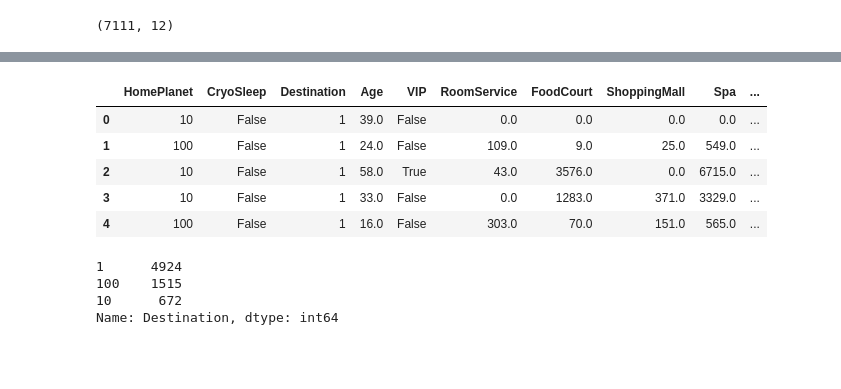
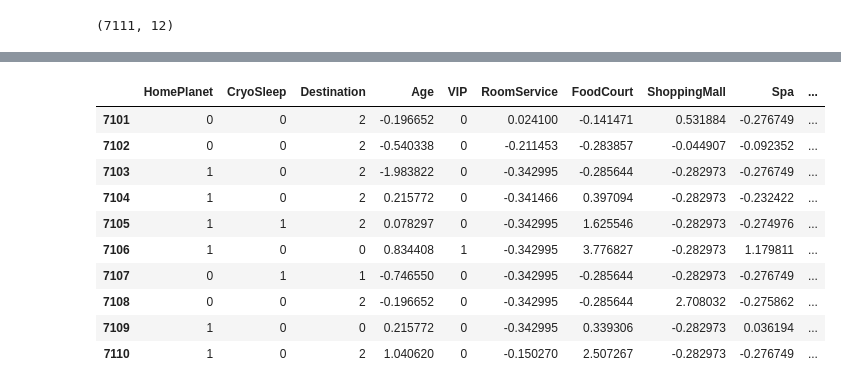
Before and after one commit to AarkeTripathi/spaceship-titanic, a Jupyter notebook: space.ipynb, the cells around one changed output, grey strips where cells are left out. Drawn from its saved outputs; the diff is of its cells as text; code cells hidden in the pictures; blank space fills up the shorter version.

```diff
--- a/space.ipynb
+++ b/space.ipynb
@@ -145,11 +144,11 @@ vectorizer=TfidfVectorizer()
 # %%
-lst=[]
-for column in f_train_data.columns:
-  if f_train_data[column].dtype=='O':
-    f_train_data[column]=f_train_data[column].apply(lambda x: re.sub("[^a-zA-Z]", "", x))
-    vectorizer.fit(f_train_data[column].values)
-    vector=vectorizer.transform(f_train_data[column])
-    vector=vector.toarray()
-    lst.append(vector)
-lst=np.array(lst)
+# lst=[]
+# for column in f_train_data.columns:
+#   if f_train_data[column].dtype=='O':
+#     f_train_data[column]=f_train_data[column].apply(lambda x: re.sub("[^a-zA-Z]", "", x))
+#     vectorizer.fit(f_train_data[column].values)
+#     vector=vectorizer.transform(f_train_data[column])
+#     vector=vector.toarray()
+#     lst.append(vector)
+# lst=np.array(lst)
 # %%
@@ -168,25 +167,23 @@ for sub_arr in range(len(arr)):
-# %%
-f_train_data.head()
-# %% [output]
-|  | HomePlanet | CryoSleep | Destination | Age | VIP | RoomService | FoodCourt | ShoppingMall | Spa | ... |
-| 0 | 10 | False | 1 | 39.0 | False | 0.0 | 0.0 | 0.0 | 0.0 | ... |
-| 1 | 100 | False | 1 | 24.0 | False | 109.0 | 9.0 | 25.0 | 549.0 | ... |
-| 2 | 10 | False | 1 | 58.0 | True | 43.0 | 3576.0 | 0.0 | 6715.0 | ... |
-| 3 | 10 | False | 1 | 33.0 | False | 0.0 | 1283.0 | 371.0 | 3329.0 | ... |
-| 4 | 100 | False | 1 | 16.0 | False | 303.0 | 70.0 | 151.0 | 565.0 | ... |
 # %%
-cout=0
-while(cout<len(arr)):
-  for column in f_train_data.columns:
-    if f_train_data[column].dtype=='O':
-      f_train_data[column]=arr[cout]
-      break
-  cout=cout+1
+# cout=0
+# while(cout<len(arr)):
+#   for column in f_train_data.columns:
+#     if f_train_data[column].dtype=='O':
+#       f_train_data[column]=arr[cout]
+#       break
+#   cout=cout+1
-# %%
-f_train_data['Destination'].value_counts()
-# %% [output]
-1      4924
-100    1515
-10      672
-Name: Destination, dtype: int64
+# %%
+f_train_data.tail(10)
+# %% [output]
+|  | HomePlanet | CryoSleep | Destination | Age | VIP | RoomService | FoodCourt | ShoppingMall | Spa | ... |
+| 7101 | 0 | 0 | 2 | -0.196652 | 0 | 0.024100 | -0.141471 | 0.531884 | -0.276749 | ... |
+| 7102 | 0 | 0 | 2 | -0.540338 | 0 | -0.211453 | -0.283857 | -0.044907 | -0.092352 | ... |
+| 7103 | 1 | 0 | 2 | -1.983822 | 0 | -0.342995 | -0.285644 | -0.282973 | -0.276749 | ... |
+| 7104 | 1 | 0 | 2 | 0.215772 | 0 | -0.341466 | 0.397094 | -0.282973 | -0.232422 | ... |
+| 7105 | 1 | 1 | 2 | 0.078297 | 0 | -0.342995 | 1.625546 | -0.282973 | -0.274976 | ... |
+| 7106 | 1 | 0 | 0 | 0.834408 | 1 | -0.342995 | 3.776827 | -0.282973 | 1.179811 | ... |
+| 7107 | 0 | 1 | 1 | -0.746550 | 0 | -0.342995 | -0.285644 | -0.282973 | -0.276749 | ... |
+| 7108 | 0 | 0 | 2 | -0.196652 | 0 | -0.342995 | -0.285644 | 2.708032 | -0.275862 | ... |
+| 7109 | 1 | 0 | 0 | 0.215772 | 0 | -0.342995 | 0.339306 | -0.282973 | 0.036194 | ... |
+| 7110 | 1 | 0 | 2 | 1.040620 | 0 | -0.150270 | 2.507267 | -0.282973 | -0.276749 | ... |
 # %%
```
Also changed, not shown: parts of 21 cells of this notebook.
